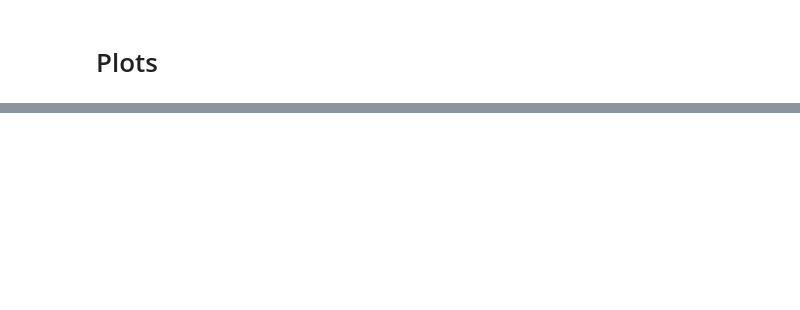
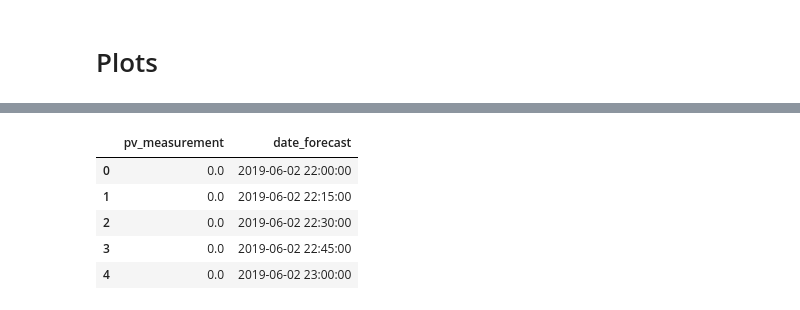
Before and after one commit to nasols/TDT4174-Machine-Learning, a Jupyter notebook: log_preds/log_plots.ipynb, the cells around one changed output, grey strips where cells are left out. Cells and saved outputs as stored; diff of their text form; code cells hidden in the pictures; blank space fills up the shorter version.

```diff
--- a/log_preds/log_plots.ipynb
+++ b/log_preds/log_plots.ipynb
@@ -37,0 +3,4 @@ dm
+# %%
+%store -r dml
+
+dml = dml
@@ -37,0 +10,9 @@ dm
+# %%
+dml.train_a.head()
+# %% [output]
+|  | pv_measurement | date_forecast |
+| 0 | 0.0 | 2019-06-02 22:00:00 |
+| 1 | 0.0 | 2019-06-02 22:15:00 |
+| 2 | 0.0 | 2019-06-02 22:30:00 |
+| 3 | 0.0 | 2019-06-02 22:45:00 |
+| 4 | 0.0 | 2019-06-02 23:00:00 |
```
Also changed, not shown: parts of 3 cells of this notebook, 4 other files.
